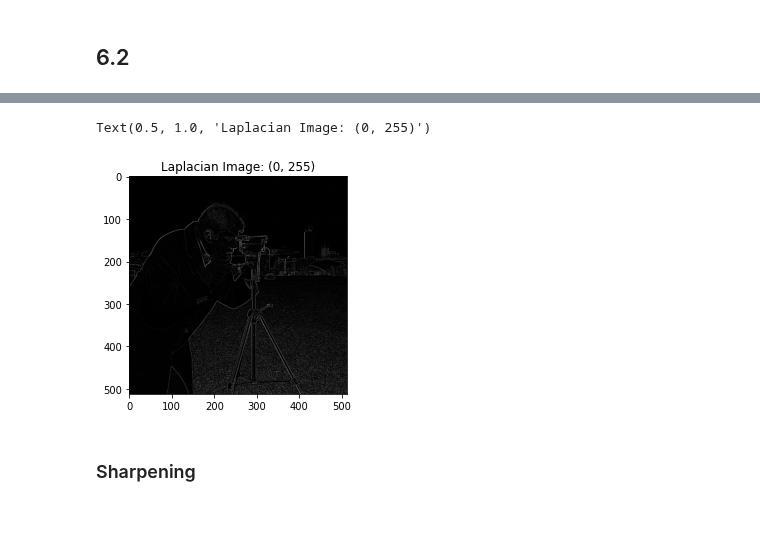
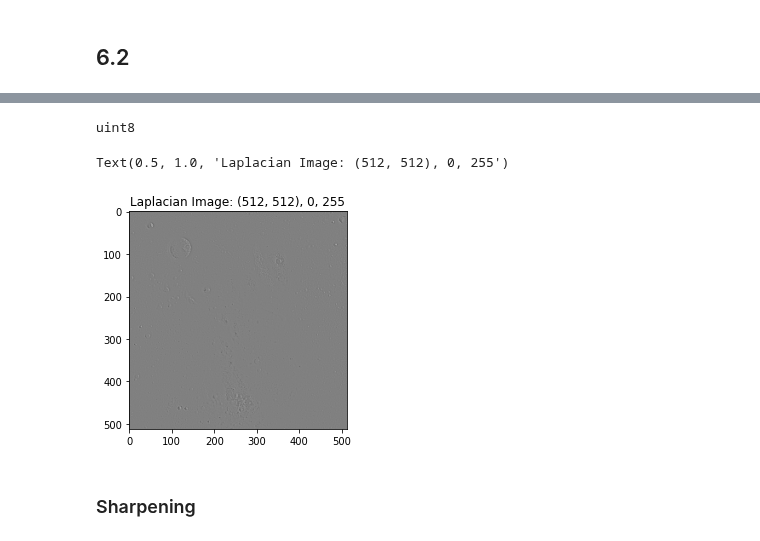
Before and after one commit to melihozaydin/MSc_Projects, a Jupyter notebook: BM5121 - Görüntü İşleme Ve Uygulamaları/Ödev 6 Gradyen ve Laplasyen İşlemleri/ödev.ipynb, the cells around one changed output, grey strips where cells are left out. Drawn from its saved outputs; the diff is of its cells as text; code cells hidden in the pictures.

```diff
--- a/BM5121 - Görüntü İşleme Ve Uygulamaları/Ödev 6 Gradyen ve Laplasyen İşlemleri/ödev.ipynb
+++ b/BM5121 - Görüntü İşleme Ve Uygulamaları/Ödev 6 Gradyen ve Laplasyen İşlemleri/ödev.ipynb
@@ -81,10 +73,39 @@ filter = np.array((
-# %%
-laplacian = cv2.filter2D(img_org, ddepth=-1,kernel=filter)
-plt.imshow(laplacian, cmap='gray')
-plt.title(f'Laplacian Image: {laplacian.min(), laplacian.max()}')
-# %% [output]
-Text(0.5, 1.0, 'Laplacian Image: (0, 255)')
-[figure, removed]
+# %%
+def laplacian(img, diagonal=True, ddepth=cv2.CV_64F, default=False, Normalize=True):
+    # https://aishack.in/tutorials/sobel-laplacian-edge-detectors/
+
+    if diagonal:
+        filter = np.array((
+                            [-1, -1, -1],
+                            [-1, 8, -1],
+                            [-1, -1, -1]))
+    else:
+        filter = np.array((
+                            [0, -1, 0],
+                            [-1, 4, -1],
+                            [0, -1, 0]))
+
+    if default:
+        lap =  cv2.Laplacian(img, ddepth=ddepth)
+    else:
+        lap = cv2.filter2D(img, ddepth=ddepth, kernel=filter)
+    # Normalize
+    if Normalize:
+        #lap = cv2.convertScaleAbs(lap)
+        lap = normalize(lap)
+        lap = (lap * 255).astype(np.uint8)
+
+    return lap
+
+
+lap = laplacian(img_org)
+print(lap.dtype)
+plt.imshow(lap, cmap='gray')
+plt.title(f'Laplacian Image: {lap.shape}, {lap.min()}, {lap.max()}')
+# %% [output]
+uint8
+Text(0.5, 1.0, 'Laplacian Image: (512, 512), 0, 255')
+[figure, added]
 # %% [markdown]
 ### Sharpening
 # %%
```
Also changed, not shown: parts of 11 cells of this notebook, 2 other files.
